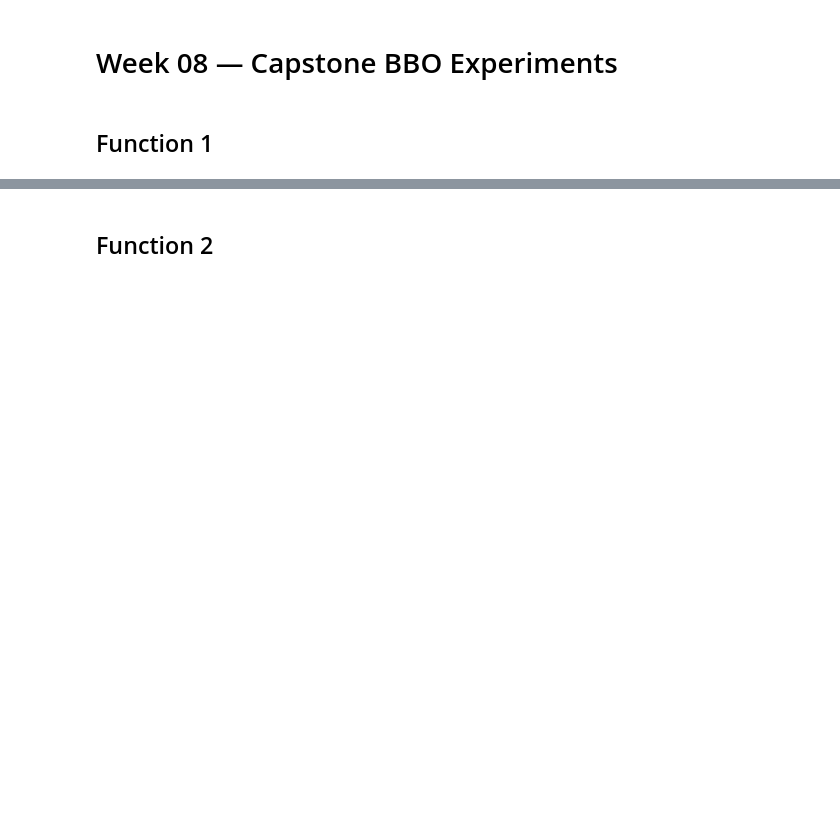
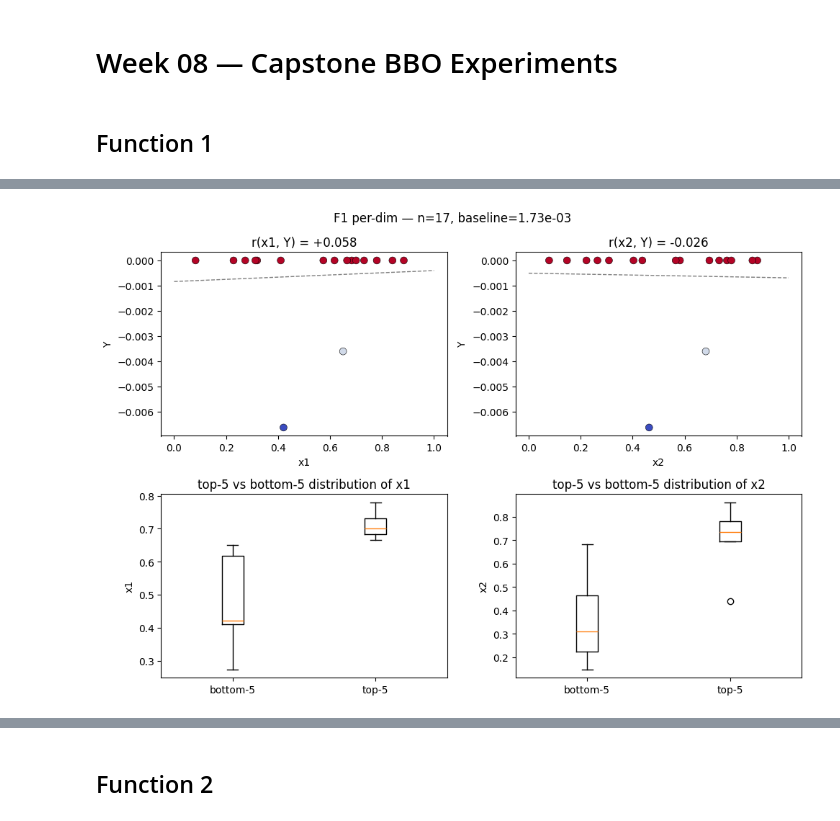
Before and after one commit to martinijfb/capstone_project_AI_ML, a Jupyter notebook: notebooks/week_08.ipynb, the cells around one changed output, grey strips where cells are left out. Cells and saved outputs as stored; diff of their text form; code cells hidden in the pictures; blank space fills up the shorter version.

```diff
--- a/notebooks/week_08.ipynb
+++ b/notebooks/week_08.ipynb
@@ -46,0 +37,15 @@ next_query_1 = None  # Replace with your chosen point
+# %%
+# Cell A — Setup + data overview
+N = 1
+X, Y = load_function(N)
+baseline = float(Y.std())
+print(f"F{N}: {X.shape[0]} pts, {X.shape[1]}D | baseline RMSE = {baseline:.4e} | Y range [{Y.min():.3e}, {Y.max():.3e}]")
+print(f"Per-dim correlations: " + ", ".join(f"r(x{i+1},Y)={np.corrcoef(X[:,i],Y)[0,1]:+.3f}" for i in range(X.shape[1])))
+
+print("\nSorted by Y (W7 marked ★):")
+order = np.argsort(-Y)
+labels = ['init']*10 + [f'W{w}' for w in range(1, 8)]
+for rank, idx in enumerate(order):
+    star = ' ★' if idx == len(Y)-1 else ''
+    print(f"  {rank+1:>2}. ({X[idx,0]:.4f}, {X[idx,1]:.4f}) Y={Y[idx]:+.3e}  [{labels[idx]:>4}]{star}")
+print(f"\nCounts: positives={int((Y>0).sum())} | negatives={int((Y<0).sum())}")
@@ -46,0 +70,74 @@ next_query_1 = None  # Replace with your chosen point
+# %%
+# Cell B — Per-dim scatter + 2D scatter + sign-aware gradient map
+import matplotlib.pyplot as plt
+from scipy.spatial.distance import cdist
+import os
+os.makedirs('../plots/week_08', exist_ok=True)
+
+# B1: per-dim scatter + boxplots (standard /analyze format)
+fig, axes = plt.subplots(2, 2, figsize=(10, 7))
+for i in range(2):
+    sc = axes[0, i].scatter(X[:, i], Y, c=Y, cmap='coolwarm', s=50, edgecolors='k', linewidths=0.4)
+    z = np.polyfit(X[:, i], Y, 1)
+    xs = np.linspace(0, 1, 50)
+    axes[0, i].plot(xs, np.polyval(z, xs), 'k--', lw=1, alpha=0.5)
+    r = np.corrcoef(X[:, i], Y)[0, 1]
+    axes[0, i].set(xlabel=f'x{i+1}', ylabel='Y', title=f'r(x{i+1}, Y) = {r:+.3f}')
+top5 = np.argsort(Y)[-5:]; bot5 = np.argsort(Y)[:5]
+for i in range(2):
+    axes[1, i].boxplot([X[bot5, i], X[top5, i]], labels=['bottom-5', 'top-5'])
+    axes[1, i].set(ylabel=f'x{i+1}', title=f'top-5 vs bottom-5 distribution of x{i+1}')
+plt.suptitle(f'F1 per-dim — n={len(Y)}, baseline={baseline:.2e}')
+plt.tight_layout()
+plt.savefig('../plots/week_08/function_1_per_dim.png', dpi=110, bbox_inches='tight')
+plt.show()
+
+# B2: 2D scatter coloured by Y
+fig, ax = plt.subplots(1, 1, figsize=(7, 6))
+sc = ax.scatter(X[:, 0], X[:, 1], c=Y, cmap='coolwarm', s=120, edgecolors='k', linewidths=0.6)
+plt.colorbar(sc, ax=ax, label='Y')
+ax.scatter(X[Y.argmax(), 0], X[Y.argmax(), 1], marker='*', s=400, facecolor='gold', edgecolor='black', linewidths=1, zorder=5, label=f'best ({Y.max():.2e})')
+ax.set(xlim=(0, 1), ylim=(0, 1), xlabel='x1', ylabel='x2', title='F1 — raw 2D scatter')
+ax.legend(loc='lower left'); ax.grid(alpha=0.3)
+plt.savefig('../plots/week_08/function_1_2d_scatter.png', dpi=110, bbox_inches='tight')
+plt.show()
+
+# B3: sign-aware gradient map (the F1 W8 deliberate-deviation diagnostic)
+i_best = int(Y.argmax()); P_pos = X[i_best]; y_pos = Y[i_best]
+neg_idx = np.where(Y < 0)[0]
+i_closest_neg = neg_idx[int(cdist(P_pos.reshape(1, -1), X[neg_idx])[0].argmin())]
+P_neg = X[i_closest_neg]; y_neg = Y[i_closest_neg]
+gradient_dir = P_pos - P_neg
+gradient_norm = float(np.linalg.norm(gradient_dir))
+
+step_size = 0.025
+candidate_gradient = np.clip(P_pos + step_size * gradient_dir / gradient_norm, 0.001, 0.999)
+
+mag = np.log10(np.abs(Y) + 1e-200)
+sizes = 80 + 250 * (mag - mag.min()) / (mag.max() - mag.min() + 1e-12)
+colors_pn = np.where(Y > 0, COLORS[0], COLORS[1])
+
+fig, ax = plt.subplots(1, 1, figsize=(9, 8))
+ax.scatter(X[:, 0], X[:, 1], c=colors_pn, s=sizes, edgecolors='k', linewidths=0.7, alpha=0.85, zorder=3)
+for i, (xi, yi) in enumerate(X):
+    sci = f'{Y[i]:+.0e}'.replace('e+0', 'e+').replace('e-0', 'e-')
+    ax.annotate(sci, (xi, yi), xytext=(8, 6), textcoords='offset points', fontsize=7.5)
+ax.annotate('', xy=P_pos, xytext=P_neg, arrowprops=dict(arrowstyle='->', color=COLORS[3], lw=3, alpha=0.95))
+midx, midy = (P_pos[0]+P_neg[0])/2, (P_pos[1]+P_neg[1])/2
+ax.text(midx + 0.04, midy - 0.04, f'sign jump\n|Δx|={gradient_norm:.3f}', fontsize=9, color=COLORS[3], fontweight='bold',
+        bbox=dict(boxstyle='round,pad=0.3', facecolor='white', edgecolor=COLORS[3], alpha=0.9))
+ax.annotate('', xy=candidate_gradient, xytext=P_pos,
+            arrowprops=dict(arrowstyle='->', color=COLORS[2], lw=3, alpha=0.95, linestyle='--'))
+ax.scatter([candidate_gradient[0]], [candidate_gradient[1]], marker='*', s=550, color=COLORS[2], edgecolors='black', linewidths=1.4, zorder=5, label=f'W8 candidate ({candidate_gradient[0]:.3f}, {candidate_gradient[1]:.3f})')
+ax.scatter([P_pos[0]], [P_pos[1]], marker='o', s=350, facecolor='none', edgecolors=COLORS[0], linewidths=3, zorder=4, label=f'W3 best (+{y_pos:.2e})')
+ax.scatter([P_neg[0]], [P_neg[1]], marker='s', s=350, facecolor='none', edgecolors=COLORS[1], linewidths=3, zorder=4, label=f'closest − ({y_neg:.2e})')
+ax.set(xlim=(0, 1), ylim=(0, 1), xlabel='x1', ylabel='x2', title='F1 W8 — sign-aware gradient map\nPlan A: step 0.025 from W3 best in the +/− gradient direction')
+ax.legend(loc='lower left', fontsize=8); ax.grid(alpha=0.3, linestyle=':')
+plt.tight_layout()
+plt.savefig('../plots/week_08/function_1_gradient_map.png', dpi=110, bbox_inches='tight')
+plt.show()
+
+print(f'\nP_neg = {P_neg}, P_pos = {P_pos}')
+print(f'Candidate = {candidate_gradient}  (step from W3 best: {candidate_gradient - P_pos})')
+# %% [output]
+[figure, added]
```
Also changed, not shown: parts of 69 cells of this notebook, 42 other files.
